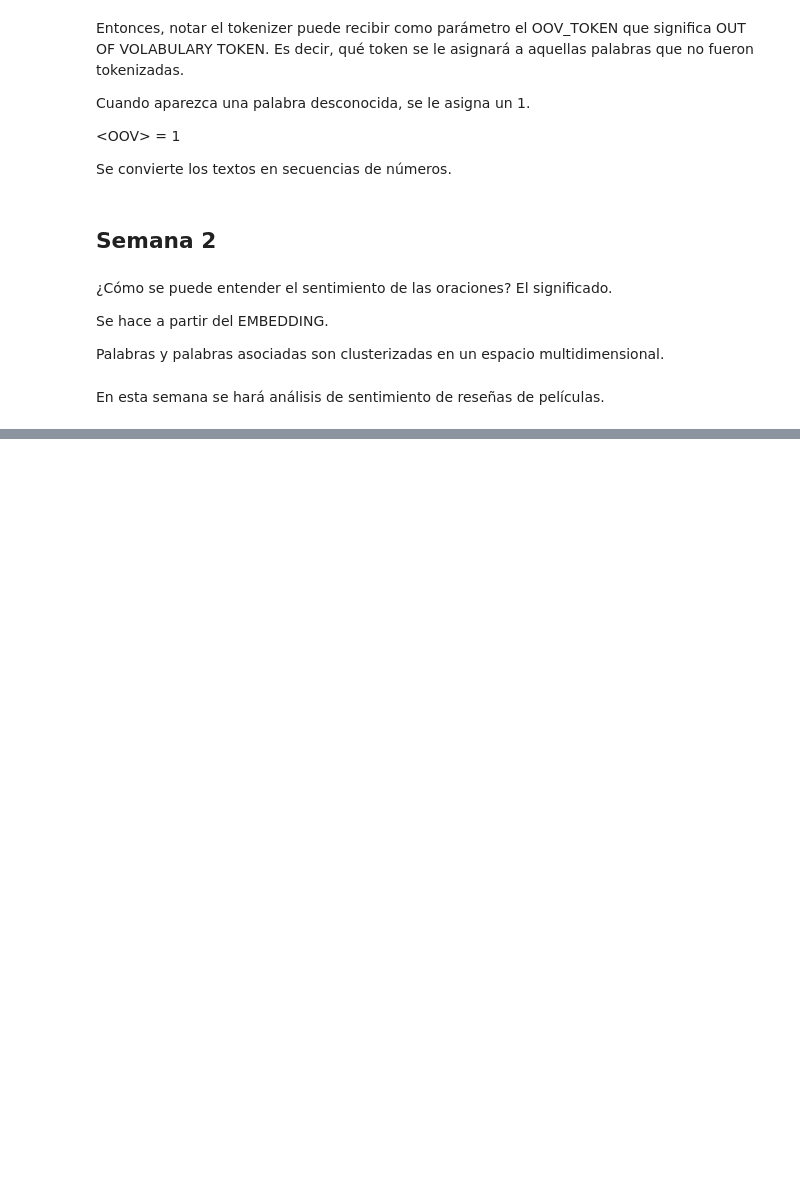
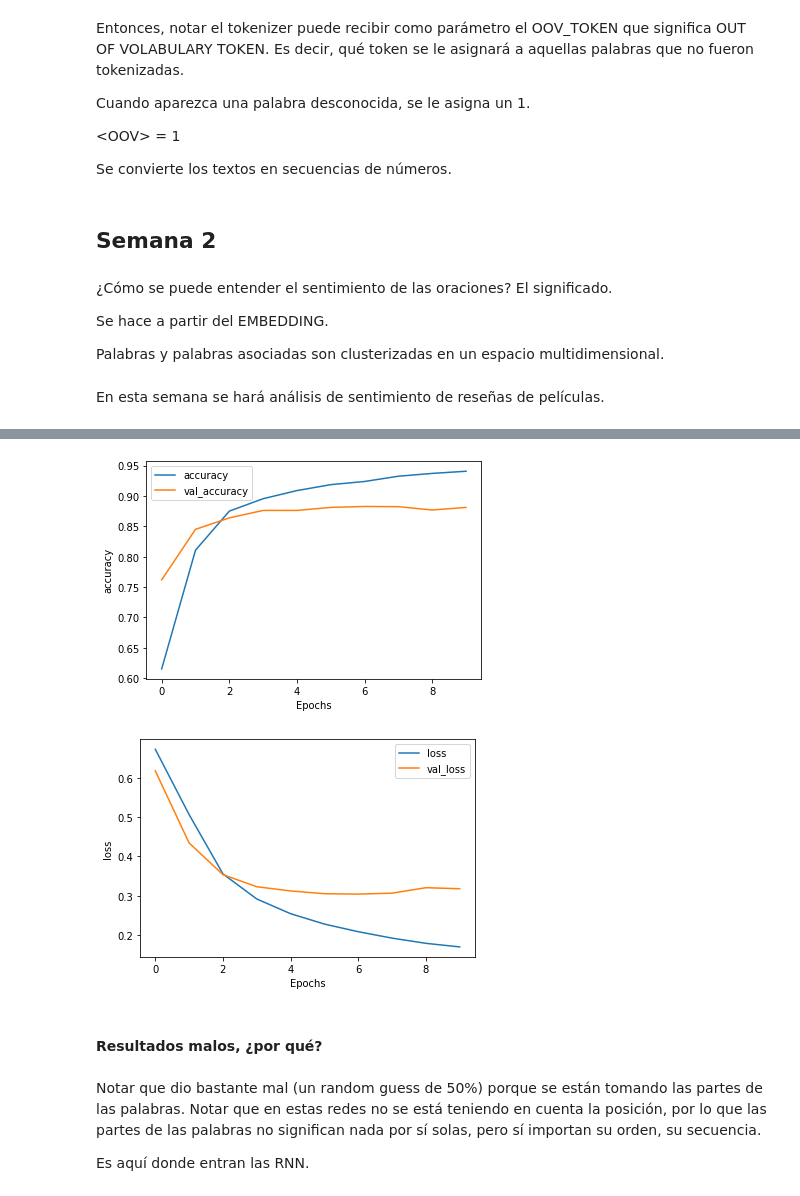
Before and after one commit to mnsosa/Road-to-TensorFlowDeveloper, a Jupyter notebook: 03_NLP_in_TF.ipynb, the cells around one changed output, grey strips where cells are left out. Saved outputs shown, nothing was run; the diff lists cells and outputs as text; code cells hidden in the pictures; blank space fills up the shorter version.

```diff
--- a/03_NLP_in_TF.ipynb
+++ b/03_NLP_in_TF.ipynb
@@ -152,0 +542,2 @@ En esta semana se hará análisis de sentimiento de reseñas de películas.
+# %%
+tokenizer = info.features['text'].encoder
@@ -152,0 +578,17 @@ En esta semana se hará análisis de sentimiento de reseñas de películas.
+# %%
+BUFFER_SIZE = 10000
+BATCH_SIZE = 64
+
+train_dataset = train_data.shuffle(BUFFER_SIZE)
+train_dataset = train_dataset.padded_batch(BATCH_SIZE, tf.compat.v1.data.get_output_shapes(train_dataset))
+test_dataset = test_data.padded_batch(BATCH_SIZE, tf.compat.v1.data.get_output_shapes(test_data))
+# %%
+embedding_dim = 64
+model = tf.keras.Sequential([
+    tf.keras.layers.Embedding(tokenizer.vocab_size, embedding_dim),
+    tf.keras.layers.GlobalAveragePooling1D(),
+    tf.keras.layers.Dense(6, activation='relu'),
+    tf.keras.layers.Dense(1, activation='sigmoid')
+])
+
+model.summary()
@@ -152,0 +614,6 @@ En esta semana se hará análisis de sentimiento de reseñas de películas.
+# %%
+num_epochs = 10
+
+model.compile(loss='binary_crossentropy', optimizer='adam', metrics=['accuracy'])
+
+history = model.fit(train_dataset, epochs=num_epochs, validation_data=test_dataset)
@@ -152,0 +641,23 @@ En esta semana se hará análisis de sentimiento de reseñas de películas.
+# %%
+import matplotlib.pyplot as plt
+
+
+def plot_graphs(history, string):
+  plt.plot(history.history[string])
+  plt.plot(history.history['val_'+string])
+  plt.xlabel("Epochs")
+  plt.ylabel(string)
+  plt.legend([string, 'val_'+string])
+  plt.show()
+
+plot_graphs(history, "accuracy")
+plot_graphs(history, "loss")
+# %% [output]
+[figure, added]
+[figure, added]
+# %% [markdown]
+#### Resultados malos, ¿por qué?
+# %% [markdown]
+Notar que dio bastante mal (un random guess de 50%) porque se están tomando las partes de las palabras. Notar que en estas redes no se está teniendo en cuenta la posición, por lo que las partes de las palabras no significan nada por sí solas, pero sí importan su orden, su secuencia.
+
+Es aquí donde entran las RNN.
```
Also changed, not shown: parts of 56 cells of this notebook.
